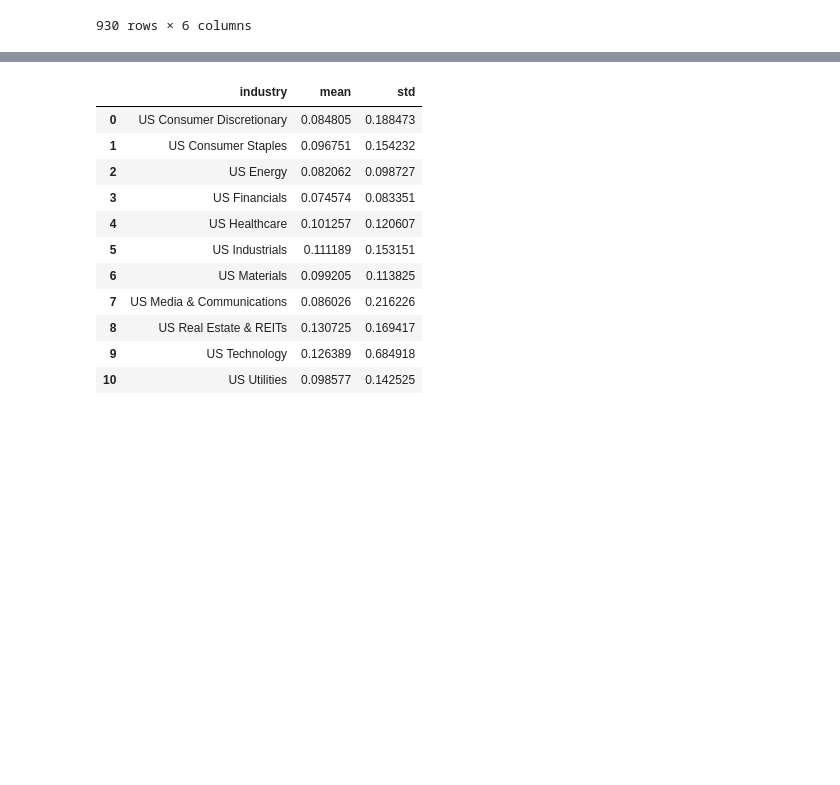
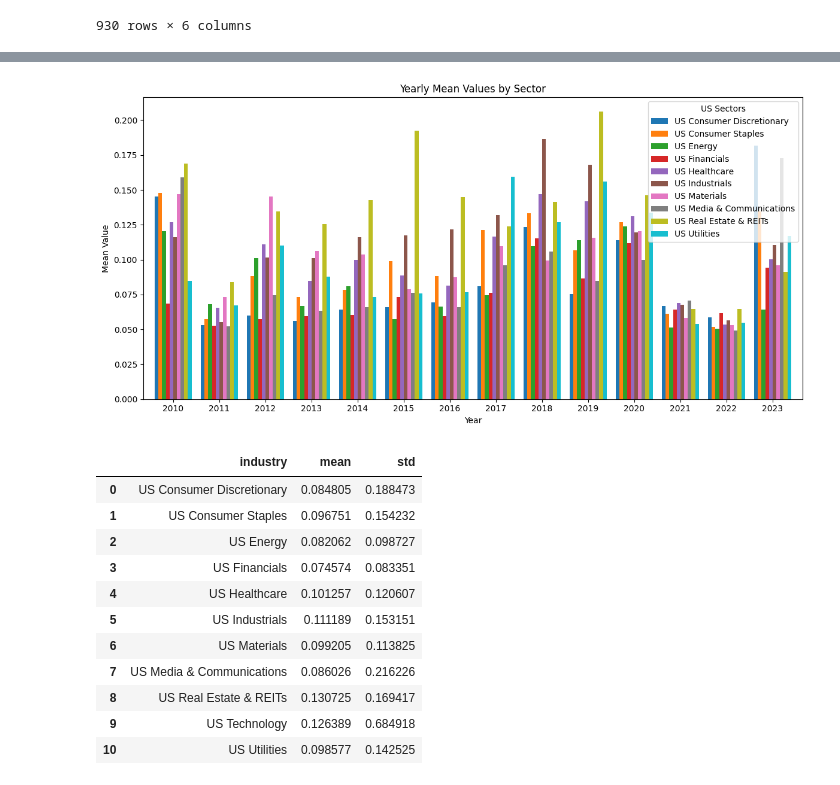
Before and after one commit to roshnx/buy-rough-sell-smooth, a Jupyter notebook: Realized_Vol_Regression.ipynb, the cells around one changed output, grey strips where cells are left out. Cells and saved outputs as stored; diff of their text form; code cells hidden in the pictures; blank space fills up the shorter version.

```diff
--- a/Realized_Vol_Regression.ipynb
+++ b/Realized_Vol_Regression.ipynb
@@ -113,3 +213,17 @@ betas[betas['Betas']>=0.5]
+# %%
+
+industry_yearly_H = industry_monthly_H.groupby(industry_monthly_H.index.year).mean()
+# Plotting: Bar chart for yearly comparison
+industry_yearly_H.plot(kind='bar', figsize=(12, 6),position=0.5, width=0.8)
+plt.title('Yearly Mean Values by Sector')
+plt.xlabel('Year')
+plt.ylabel('Mean Value')
+plt.xticks(rotation=0)  # Rotate x-axis labels to be horizontal
+plt.legend(title='US Sectors')
+plt.tight_layout()
+plt.show()
+# %% [output]
+[figure, added]
 # %%
 industry_H=betas.groupby(['industry'])['Realized_H'].agg(mean='mean', std='std').reset_index()
 industry_H
```
Also changed, not shown: parts of 7 cells of this notebook.
